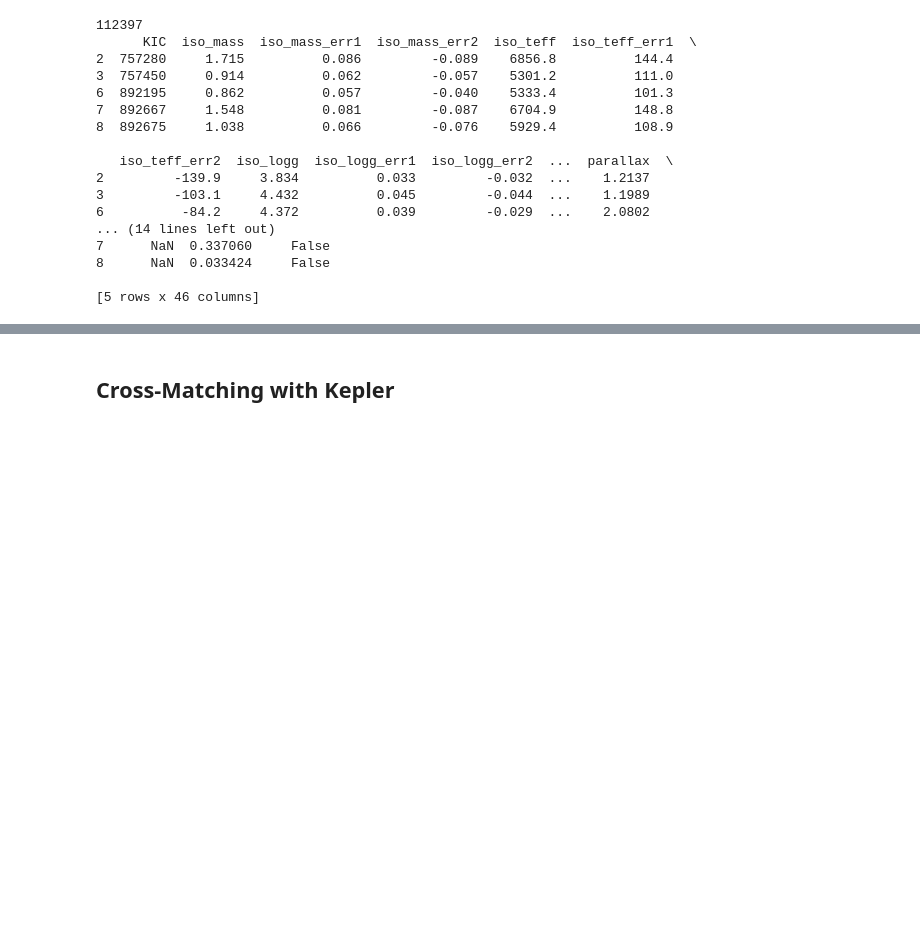
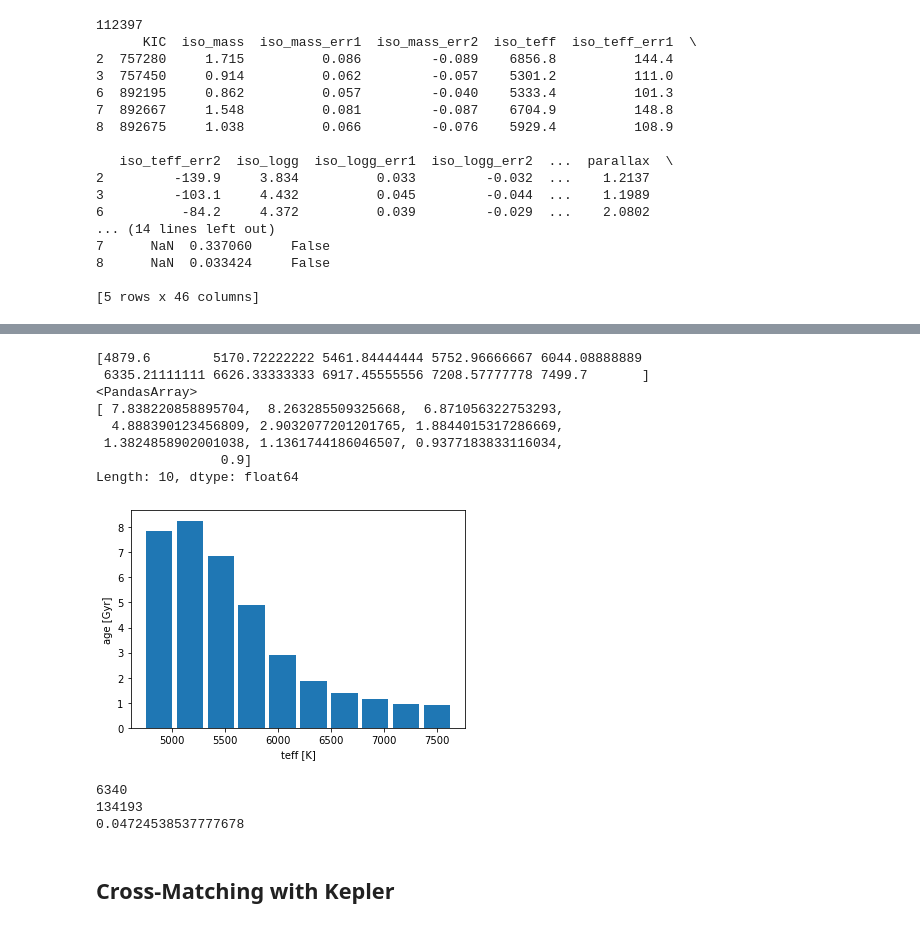
Before and after one commit to exoclam/sculpting, a Jupyter notebook: isolate.ipynb, the cells around one changed output, grey strips where cells are left out. Saved outputs shown, nothing was run; the diff lists cells and outputs as text; code cells hidden in the pictures; blank space fills up the shorter version.

```diff
--- a/isolate.ipynb
+++ b/isolate.ipynb
@@ -150,0 +175,5 @@ print(np.mean(catalog.iso_age_err2))
+# %%
+# group by teff and plot median per group
+teff_bins = np.linspace(catalog.iso_teff.min(), catalog.iso_teff.max(), 10) # create teff bins
+teff_groups = catalog.iso_age.groupby(np.digitize(catalog.iso_teff, teff_bins)) # assign number to teff bins, then assign ages to bins
+teff_groups.mean() # get mean of each bin
@@ -151,3 +192,31 @@ print(np.mean(catalog.iso_age_err2))
+# %%
+# plot mean age per teff bin for all stars with well-constrained ages
+print(teff_bins)
+print(teff_groups.mean().array)
+plt.bar(teff_bins, teff_groups.mean().array, width=250)
+plt.ylabel("age [Gyr]")
+plt.xlabel("teff [K]")
+plt.show()
+# %% [output]
+[4879.6        5170.72222222 5461.84444444 5752.96666667 6044.08888889
+ 6335.21111111 6626.33333333 6917.45555556 7208.57777778 7499.7       ]
+<PandasArray>
+[ 7.838220858895704,  8.263285509325668,  6.871056322753293,
+  4.888390123456809, 2.9032077201201765, 1.8844015317286669,
+ 1.3824858902001038, 1.1361744186046507, 0.9377183833116034,
+                0.9]
+Length: 10, dtype: float64
+[figure, added]
+# %%
+# ratio of young stars to old
+a = catalog.loc[catalog.iso_age < 1.0]
+print(len(a))
+print(len(catalog))
+print(len(a)/len(catalog))
+# %% [output]
+6340
+134193
+0.04724538537777678
 # %% [markdown]
 ## Cross-Matching with Kepler
 # %%
```
Also changed, not shown: parts of 40 cells of this notebook.
